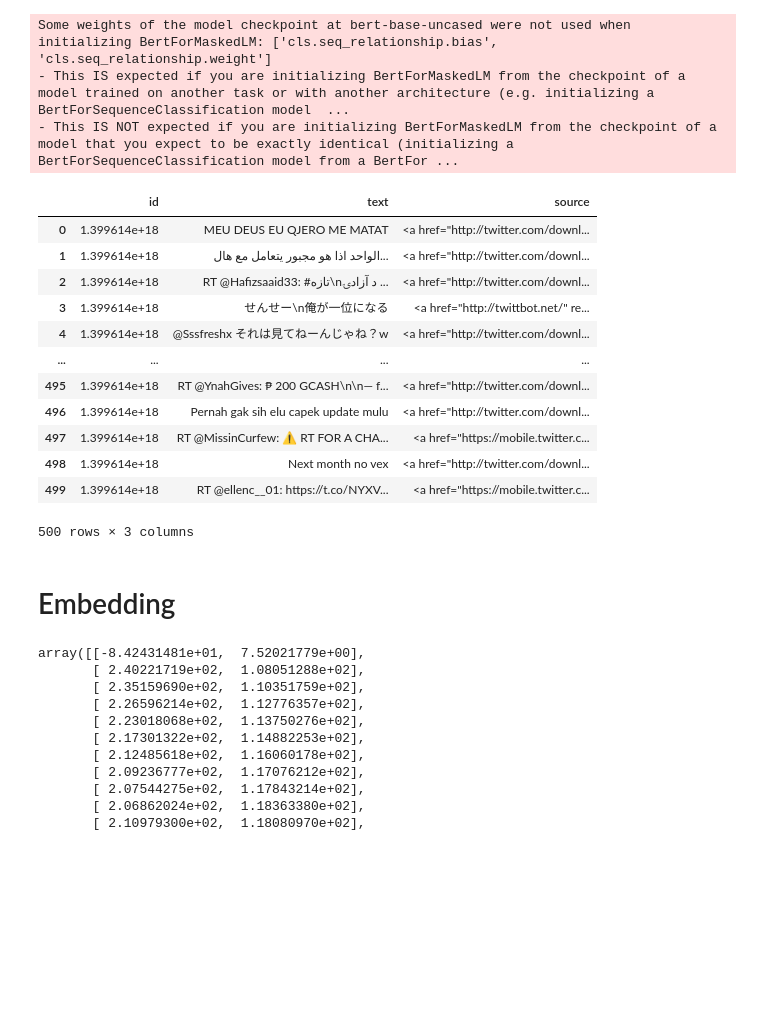
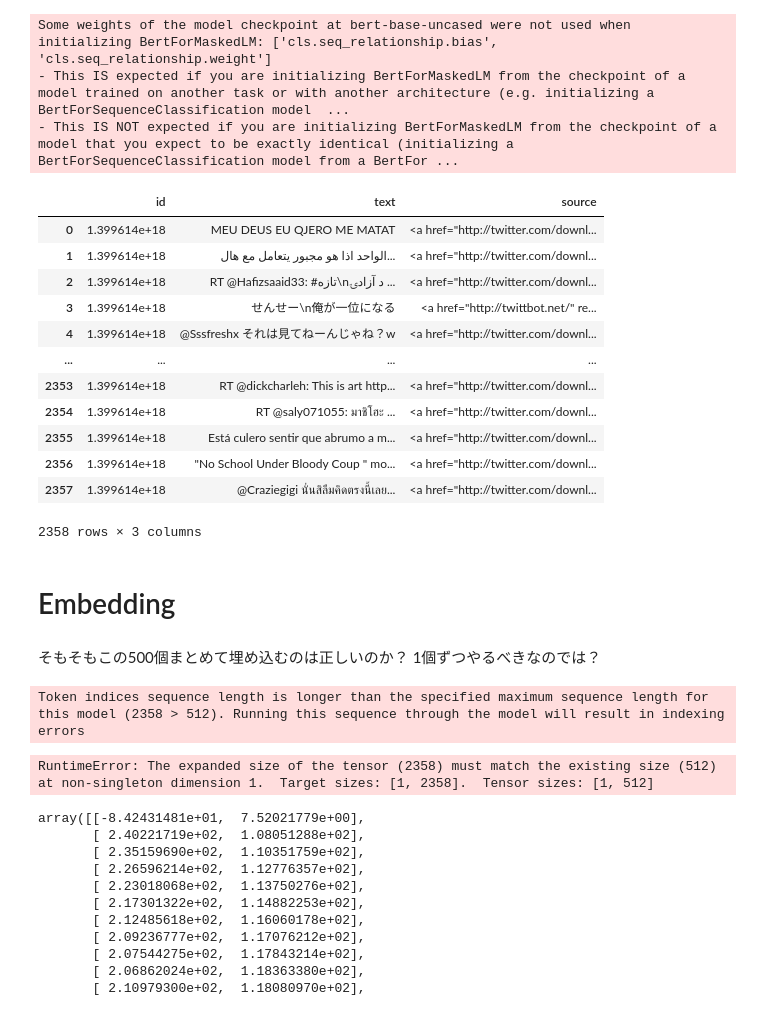
Before and after one commit to Exe-dev/TextEmbeddingVisualization, a Jupyter notebook: Vizualization.ipynb, the cells around one changed output. Saved outputs shown, nothing was run; the diff lists cells and outputs as text; code cells hidden in the pictures; blank space fills up the shorter version.

Commit message:
add length error description

```diff
--- a/Vizualization.ipynb
+++ b/Vizualization.ipynb
@@ -37,32 +41,38 @@ with open(PATH) as f:
 # %%
 df_twitter = pd.DataFrame(list_tweet)
 df_twitter = df_twitter.dropna(subset=["text"]).reset_index()
-df_twitter = df_twitter.head(500)
+#df_twitter = df_twitter.head(500)
 df_twitter["text"] = df_twitter["text"].astype("str")
 df_twitter = df_twitter[["id","text","source"]]
 df_twitter
 # %% [output]
 |  | id | text | source |
 | 0 | 1.399614e+18 | MEU DEUS EU QJERO ME MATAT | <a href="http://twitter.com/downl... |
 | 1 | 1.399614e+18 | الواحد اذا هو مجبور يتعامل مع هال... | <a href="http://twitter.com/downl... |
 | 2 | 1.399614e+18 | RT @Hafizsaaid33: #تازه\nد آزادۍ ... | <a href="http://twitter.com/downl... |
 | 3 | 1.399614e+18 | せんせー\n俺が一位になる | <a href="http://twittbot.net/" re... |
 | 4 | 1.399614e+18 | @Sssfreshx それは見てねーんじゃね？w | <a href="http://twitter.com/downl... |
 | ... | ... | ... | ... |
-| 495 | 1.399614e+18 | RT @YnahGives: ₱ 200 GCASH\n\n— f... | <a href="http://twitter.com/downl... |
-| 496 | 1.399614e+18 | Pernah gak sih elu capek update mulu | <a href="http://twitter.com/downl... |
-| 497 | 1.399614e+18 | RT @MissinCurfew: ⚠️ RT FOR A CHA... | <a href="https://mobile.twitter.c... |
-| 498 | 1.399614e+18 | Next month no vex | <a href="http://twitter.com/downl... |
-| 499 | 1.399614e+18 | RT @ellenc__01: https://t.co/NYXV... | <a href="https://mobile.twitter.c... |
+| 2353 | 1.399614e+18 | RT @dickcharleh: This is art http... | <a href="http://twitter.com/downl... |
+| 2354 | 1.399614e+18 | RT @saly071055: มาชิโฮะ ... | <a href="http://twitter.com/downl... |
+| 2355 | 1.399614e+18 | Está culero sentir que abrumo a m... | <a href="http://twitter.com/downl... |
+| 2356 | 1.399614e+18 | "No School Under Bloody Coup " mo... | <a href="http://twitter.com/downl... |
+| 2357 | 1.399614e+18 | @Craziegigi นั่นสิลืมคิดตรงนี้เลย... | <a href="http://twitter.com/downl... |
-500 rows × 3 columns
+2358 rows × 3 columns
 # %%
 #list_embeddings = [embedding for embedding in map(get_embedding, df_twitter["text"].tolist())]
 #list_embeddings
 # %% [markdown]
 # Embedding
+# %% [markdown]
+そもそもこの500個まとめて埋め込むのは正しいのか？
+1個ずつやるべきなのでは？
 # %%
 ids = torch.tensor(tokenizer.encode(df_twitter["text"].tolist(), add_special_tokens=False)).unsqueeze(0)
 list_embeddings = model(ids)[0][0].tolist()
+# %% [output]
+Token indices sequence length is longer than the specified maximum sequence length for this model (2358 > 512). Running this sequence through the model will result in indexing errors
+RuntimeError: The expanded size of the tensor (2358) must match the existing size (512) at non-singleton dimension 1.  Target sizes: [1, 2358].  Tensor sizes: [1, 512]
 # %%
 pca = PCA(n_components=2)
 pca.fit(list_embeddings)
```
Also changed, not shown: parts of 1 cell of this notebook, 1 other file.
